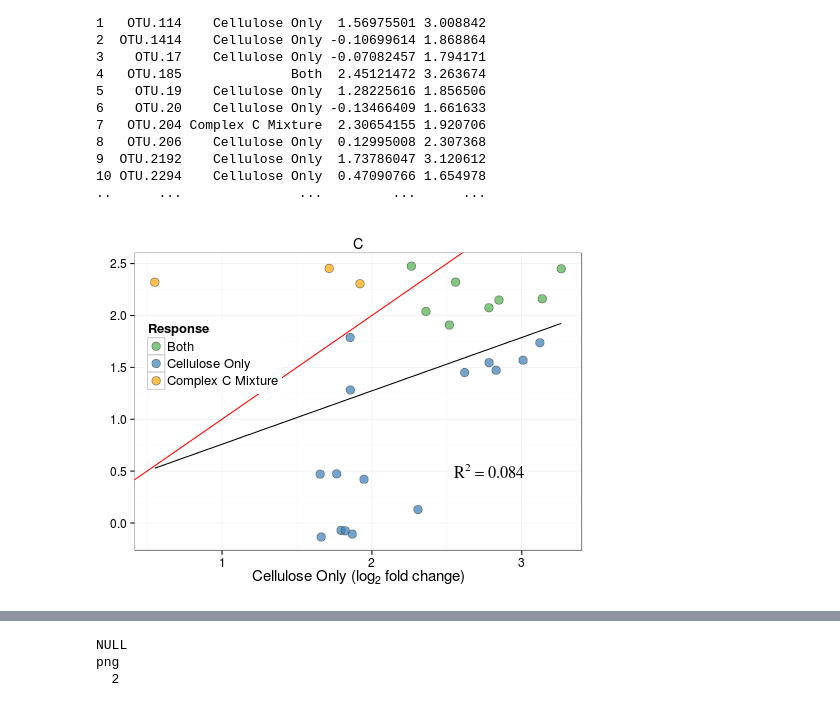
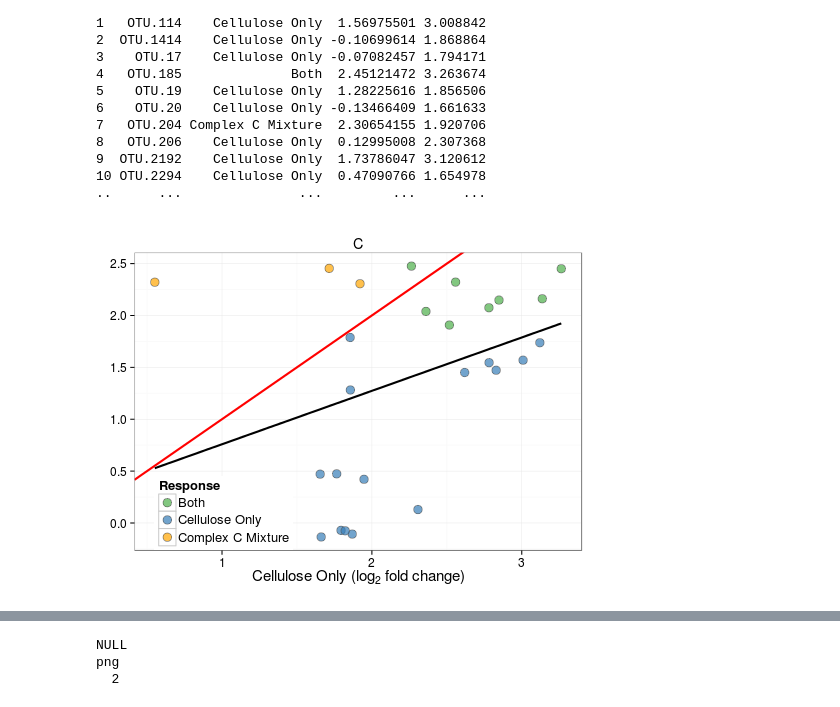
Before and after one commit to acampbellina/single_substrate, a Jupyter notebook: LinReg_3Panel_Fig.ipynb, the cells around one changed output, grey strips where cells are left out. Drawn from its saved outputs; the diff is of its cells as text; code cells hidden in the pictures.

Commit message:
changed size and removed annotations

```diff
--- a/LinReg_3Panel_Fig.ipynb
+++ b/LinReg_3Panel_Fig.ipynb
@@ -300,37 +300,37 @@ Source: local data frame [26 x 4]
 # %%
 %%R -w 500 -h 375
 
 colours = c("#4daf4a", "#377eb8", "orange")
 
 p3 = ggplot(d2, aes(y = PS, x = SS, fill = rspnse))
 
 p3 = p3 + geom_point(shape = 21, alpha = 0.7, size = 4, color = "gray33")
 
 p3 = p3 + scale_fill_manual(values = colours)
 
-p3 = p3 + geom_abline(intercept=0, slope=1, color = "red")
+p3 = p3 + geom_abline(intercept=0, slope=1, color = "red", size = 1)
 
-p3 = p3 + stat_smooth(method = "lm", aes(group = 1), se = FALSE, colour="black", show_guide=FALSE)
+p3 = p3 + stat_smooth(method = "lm", aes(group = 1), se = FALSE, colour="black", show_guide=FALSE, size = 1)
 
 p3 = p3 + labs(x = expression(paste("Cellulose Only (", log[2]," fold change)",sep="")),
             y = "Complex Substrate, l2fc",
             fill = "Response")
 
 p3 = p3 + ggtitle("C")
 
 p3 = p3 + theme_bw()
 p3 = p3 + theme(axis.title.y = element_blank())
 p3 = p3 + theme(axis.title.x = element_text(size=15))
 p3 = p3 + theme(axis.text.x = element_text(size=12))
 p3 = p3 + theme(axis.text.y = element_text(size=12))
 p3 = p3 + theme(legend.title = element_text(size = 13), legend.text = element_text(size = 13))
-p3 = p3 + annotate("text", x=2.5, y=0.5, label = "R^{2}==0.084", hjust=-0.1, size=5.75, family="Times", parse=TRUE)
+#p3 = p3 + annotate("text", x=2.5, y=0.5, label = "R^{2}==0.084", hjust=-0.1, size=5.75, family="Times", parse=TRUE)
 #p3 = p3 + theme(legend.position=c(0.2,0.8))
-p3 = p3 + theme(legend.position=c(0.175,0.65))
+p3 = p3 + theme(legend.position=c(0.2,0.125))
 
 p3
 # %% [output]
-[figure, old version]
+[figure, new version]
 # %%
 %%R -w 1000 -h 350
 
```
Also changed, not shown: parts of 5 cells of this notebook, 2 other files.
